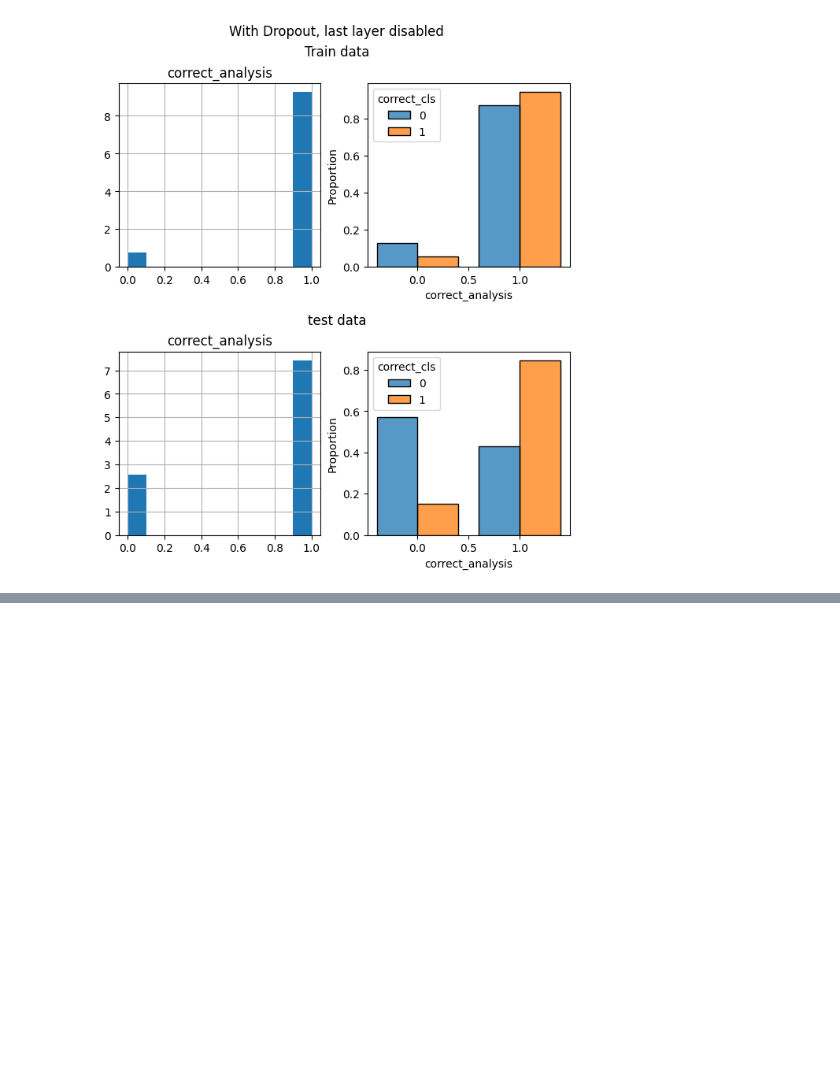
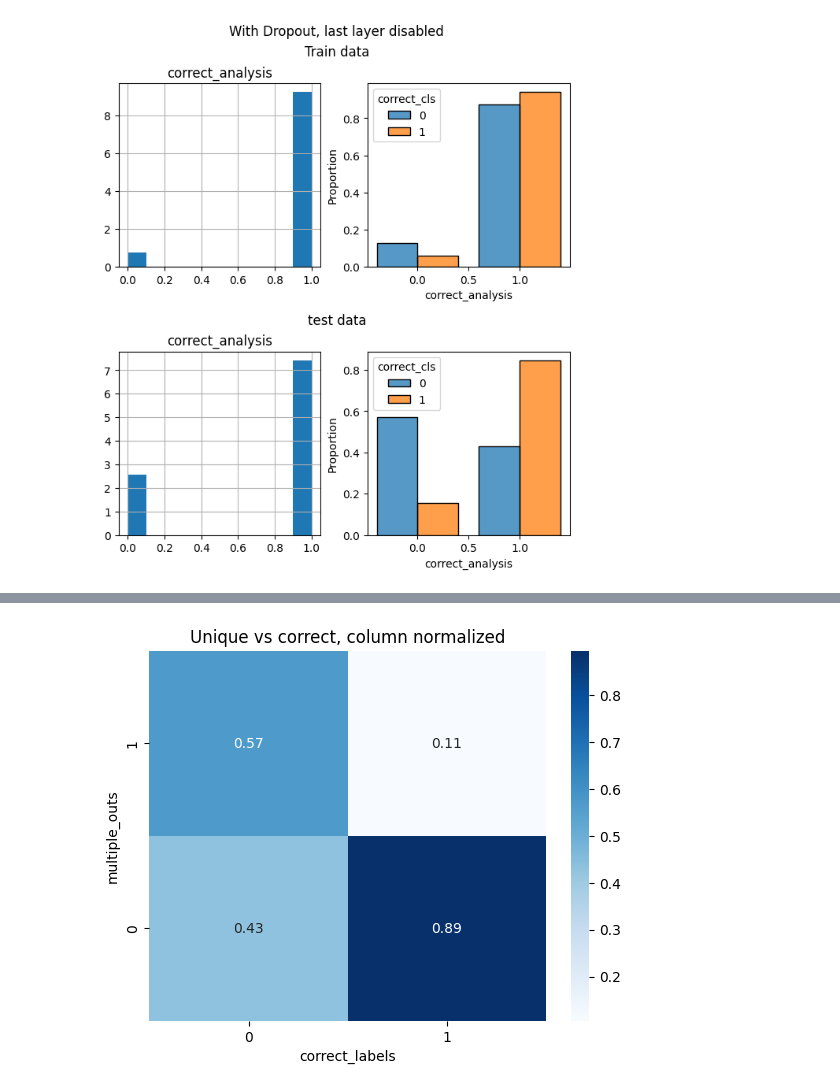
Before and after one commit to lrast/loss_function_learning, a Jupyter notebook: analysis/1.2-random_token_exploration.ipynb, the cells around one changed output, grey strips where cells are left out. Saved outputs shown, nothing was run; the diff lists cells and outputs as text; code cells hidden in the pictures; blank space fills up the shorter version.

```diff
--- a/analysis/1.2-random_token_exploration.ipynb
+++ b/analysis/1.2-random_token_exploration.ipynb
@@ -1375,0 +1430,6 @@ Turning last-layer dropout off is sufficient to eliminate the behavior entirely.
+# %%
+ct = pd.crosstab(logit_table['multiple_outs'], logit_table['correct_labels'], normalize='columns')
+sns.heatmap(ct.iloc[::-1], annot=True, fmt='.2f', cmap='Blues')
+_=plt.title('Unique vs correct, column normalized')
+# %% [output]
+[figure, added]
```
Also changed, not shown: parts of 55 cells of this notebook, 5 other files.
